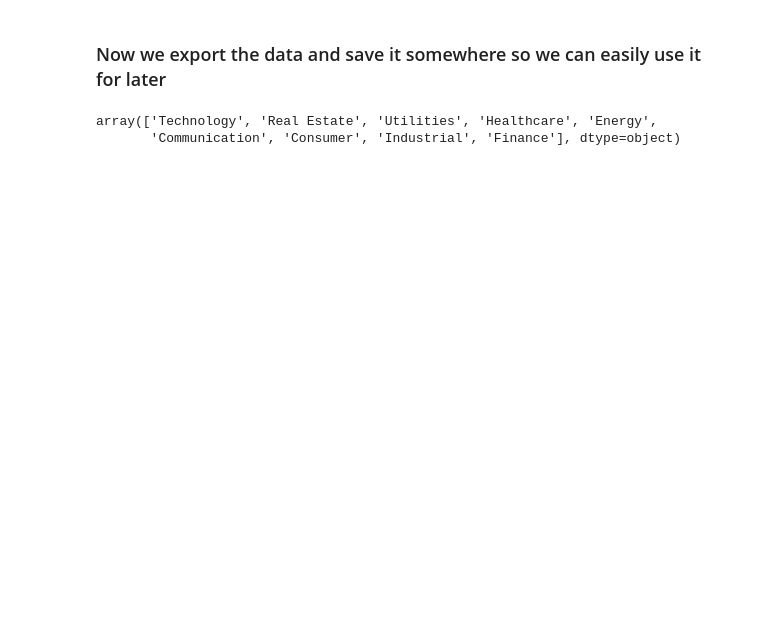
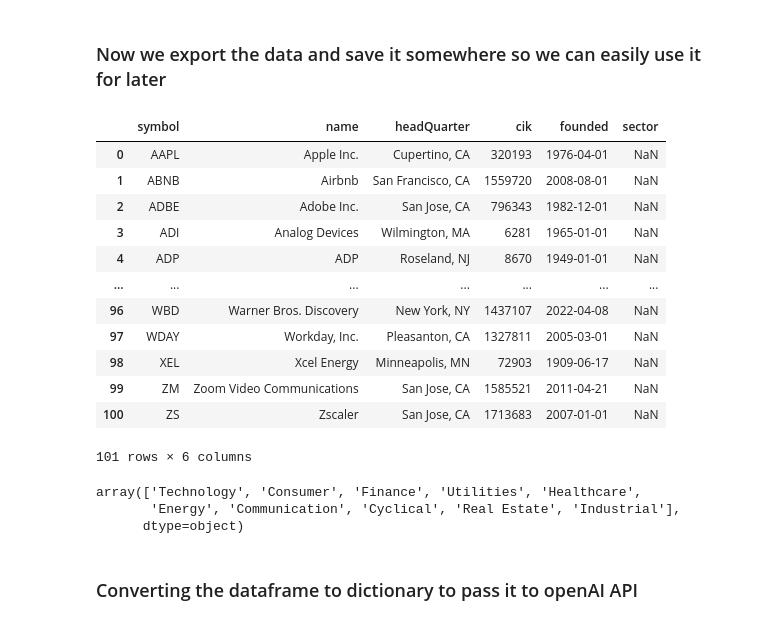
Before and after one commit to aurorachilles/Stock-Market-with-OpenAI, a Jupyter notebook: src/notebook.ipynb, the cells around one changed output. Cells and saved outputs as stored; diff of their text form; code cells hidden in the pictures; blank space fills up the shorter version.

```diff
--- a/src/notebook.ipynb
+++ b/src/notebook.ipynb
@@ -209,11 +234,29 @@ Finance
 # %%
 main_data.to_csv("../res/updated_nasdaq100.csv")
 # %%
-new_main_data = pd.read_csv("../res/updated_nasdaq100.csv")
+# main_data = pd.read_csv("../res/updated_nasdaq100.csv").drop(columns=['Unnamed: 0','dateFirstAdded'],axis=1)
+main_data
+# %% [output]
+|  | symbol | name | headQuarter | cik | founded | sector |
+| 0 | AAPL | Apple Inc. | Cupertino, CA | 320193 | 1976-04-01 | NaN |
+| 1 | ABNB | Airbnb | San Francisco, CA | 1559720 | 2008-08-01 | NaN |
+| 2 | ADBE | Adobe Inc. | San Jose, CA | 796343 | 1982-12-01 | NaN |
+| 3 | ADI | Analog Devices | Wilmington, MA | 6281 | 1965-01-01 | NaN |
+| 4 | ADP | ADP | Roseland, NJ | 8670 | 1949-01-01 | NaN |
+| ... | ... | ... | ... | ... | ... | ... |
+| 96 | WBD | Warner Bros. Discovery | New York, NY | 1437107 | 2022-04-08 | NaN |
+| 97 | WDAY | Workday, Inc. | Pleasanton, CA | 1327811 | 2005-03-01 | NaN |
+| 98 | XEL | Xcel Energy | Minneapolis, MN | 72903 | 1909-06-17 | NaN |
+| 99 | ZM | Zoom Video Communications | San Jose, CA | 1585521 | 2011-04-21 | NaN |
+| 100 | ZS | Zscaler | San Jose, CA | 1713683 | 2007-01-01 | NaN |
+101 rows × 6 columns
 # %%
-sectors_all = new_main_data["sector"].unique()
+sectors_all = main_data["sector"].unique()
 sectors_all
 # %% [output]
-array(['Technology', 'Real Estate', 'Utilities', 'Healthcare', 'Energy',
-       'Communication', 'Consumer', 'Industrial', 'Finance'], dtype=object)
+array(['Technology', 'Consumer', 'Finance', 'Utilities', 'Healthcare',
+       'Energy', 'Communication', 'Cyclical', 'Real Estate', 'Industrial'],
+      dtype=object)
+# %% [markdown]
+### Converting the dataframe to dictionary to pass it to openAI API
 # %%
```
Also changed, not shown: parts of 24 cells of this notebook, 1 other file.
